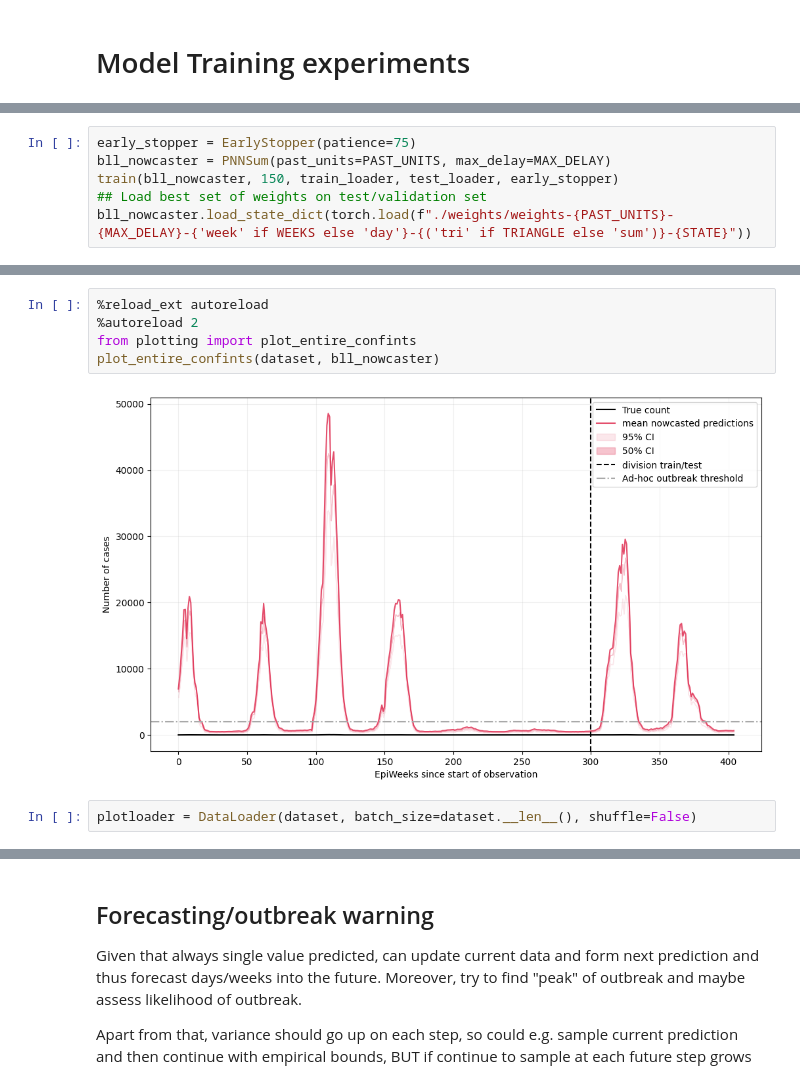
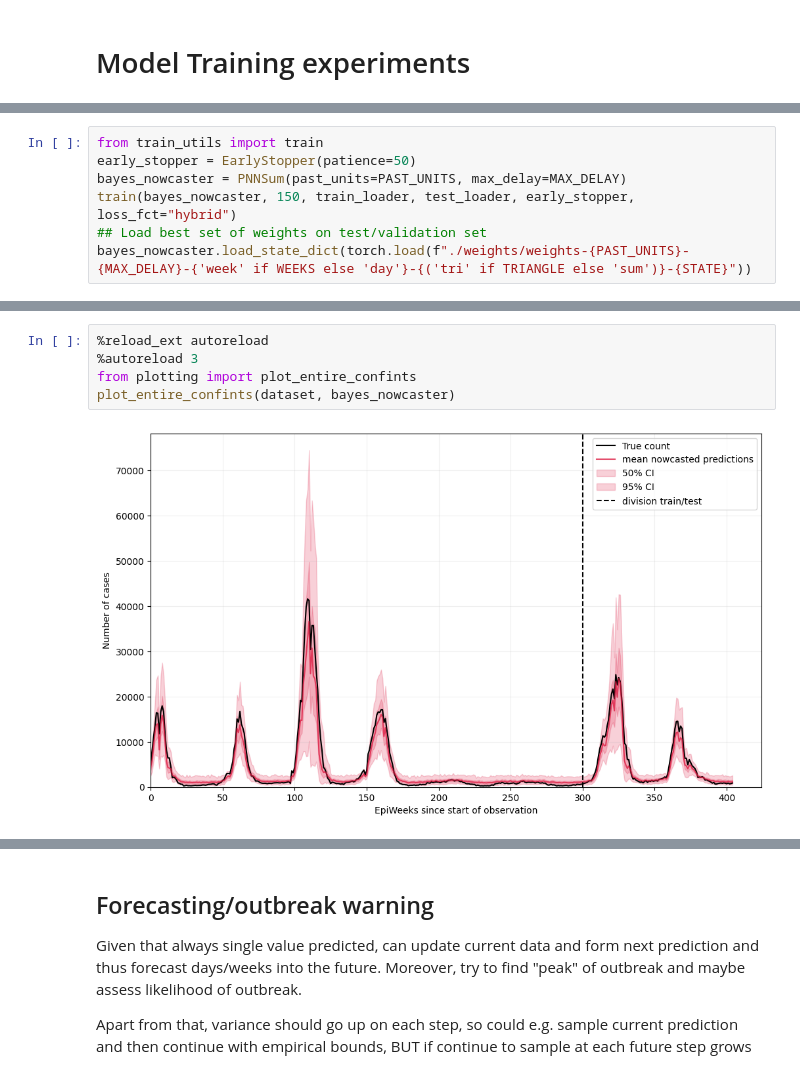
Before and after one commit to silaskoemen/NowcastPNN, a Jupyter notebook: src/experiments.ipynb, the cells around one changed output, grey strips where cells are left out. Saved outputs shown, nothing was run; the diff lists cells and outputs as text.

Commit message:
Add training utils, Negative Binomial and train model

```diff
--- a/src/experiments.ipynb
+++ b/src/experiments.ipynb
@@ -211,7 +228,8 @@ def train(model, num_epochs, train_loader, test_loader, early_stopper, device =
 # %%
-early_stopper = EarlyStopper(patience=75)
-bll_nowcaster = PNNSum(past_units=PAST_UNITS, max_delay=MAX_DELAY)
-train(bll_nowcaster, 150, train_loader, test_loader, early_stopper)
+from train_utils import train
+early_stopper = EarlyStopper(patience=50)
+bayes_nowcaster = PNNSum(past_units=PAST_UNITS, max_delay=MAX_DELAY)
+train(bayes_nowcaster, 150, train_loader, test_loader, early_stopper, loss_fct="hybrid")
 ## Load best set of weights on test/validation set
-bll_nowcaster.load_state_dict(torch.load(f"./weights/weights-{PAST_UNITS}-{MAX_DELAY}-{'week' if WEEKS else 'day'}-{('tri' if TRIANGLE else 'sum')}-{STATE}"))
+bayes_nowcaster.load_state_dict(torch.load(f"./weights/weights-{PAST_UNITS}-{MAX_DELAY}-{'week' if WEEKS else 'day'}-{('tri' if TRIANGLE else 'sum')}-{STATE}"))
 # %% [output]
@@ -236,9 +263,7 @@ Epoch 150 - Train loss: 1.5e+03 - Test loss: 6.71e+03 - ES count: 15
 # %%
 %reload_ext autoreload
-%autoreload 2
+%autoreload 3
 from plotting import plot_entire_confints
-plot_entire_confints(dataset, bll_nowcaster)
+plot_entire_confints(dataset, bayes_nowcaster)
 # %% [output]
-[figure, old version]
+[figure, new version]
-# %%
-plotloader = DataLoader(dataset, batch_size=dataset.__len__(), shuffle=False)
```
Also changed, not shown: parts of 15 cells of this notebook, 5 other files.
